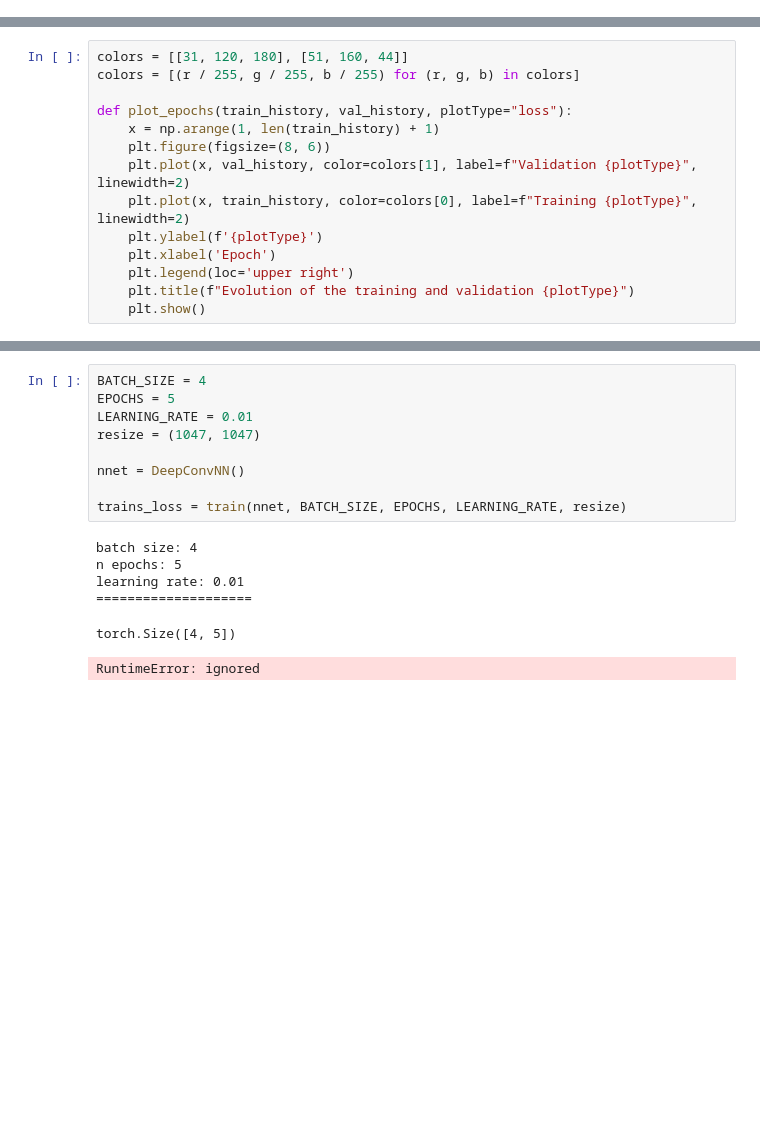
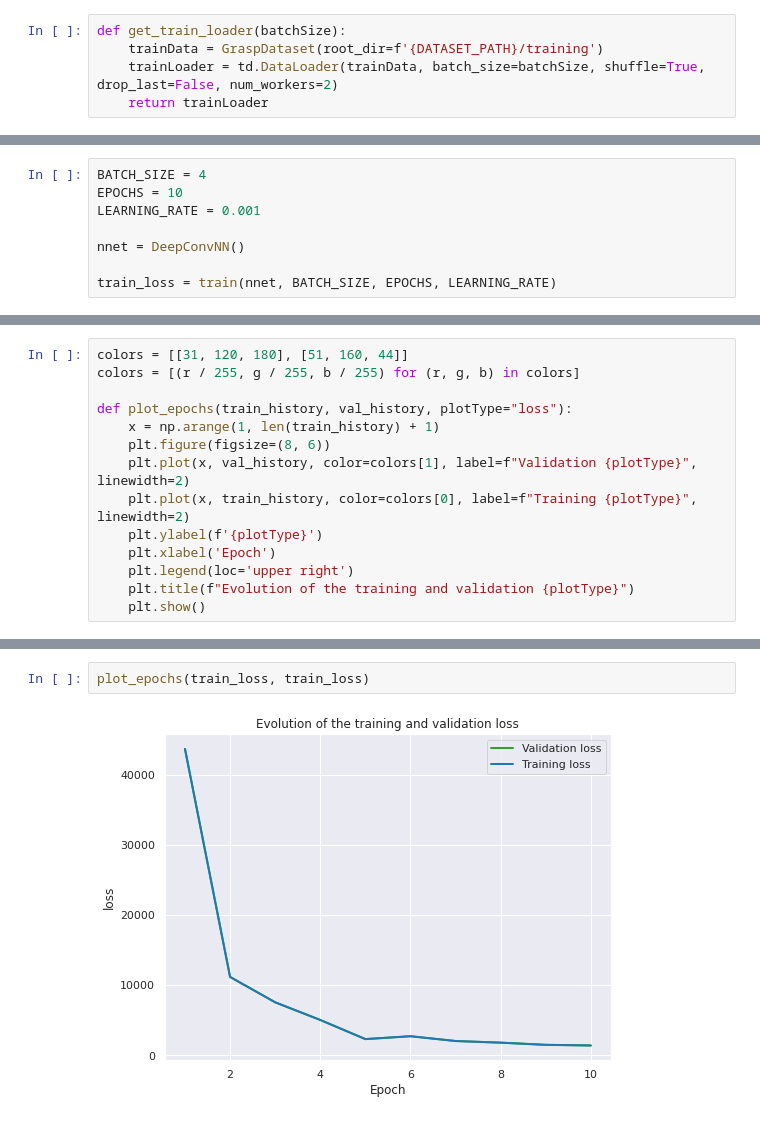
Before and after one commit to MElena14/COMP341, a Jupyter notebook: assignment1.ipynb, the cells around one changed output, grey strips where cells are left out. Drawn from its saved outputs; the diff is of its cells as text; blank space fills up the shorter version.

```diff
--- a/assignment1.ipynb
+++ b/assignment1.ipynb
@@ -42,0 +218,5 @@ Drive already mounted at /content/drive; to attempt to forcibly remount, call dr
+# %%
+def get_train_loader(batchSize):
+    trainData = GraspDataset(root_dir=f'{DATASET_PATH}/training')
+    trainLoader = td.DataLoader(trainData, batch_size=batchSize, shuffle=True, drop_last=False, num_workers=2)
+    return trainLoader
@@ -42,0 +277,8 @@ Drive already mounted at /content/drive; to attempt to forcibly remount, call dr
+# %%
+BATCH_SIZE = 4
+EPOCHS = 10
+LEARNING_RATE = 0.001
+
+nnet = DeepConvNN()
+
+train_loss = train(nnet, BATCH_SIZE, EPOCHS, LEARNING_RATE)
@@ -325,16 +305,4 @@ class DeepConvNN(nn.Module):
-# %%
-BATCH_SIZE = 4
-EPOCHS = 5
-LEARNING_RATE = 0.01
-resize = (1047, 1047)
-
-nnet = DeepConvNN()
-
-trains_loss = train(nnet, BATCH_SIZE, EPOCHS, LEARNING_RATE, resize)
-# %% [output]
-batch size: 4
-n epochs: 5
-learning rate: 0.01
-====================
-torch.Size([4, 5])
-RuntimeError: ignored
+# %%
+plot_epochs(train_loss, train_loss)
+# %% [output]
+[figure, added]
```
Also changed, not shown: parts of 19 cells of this notebook.
